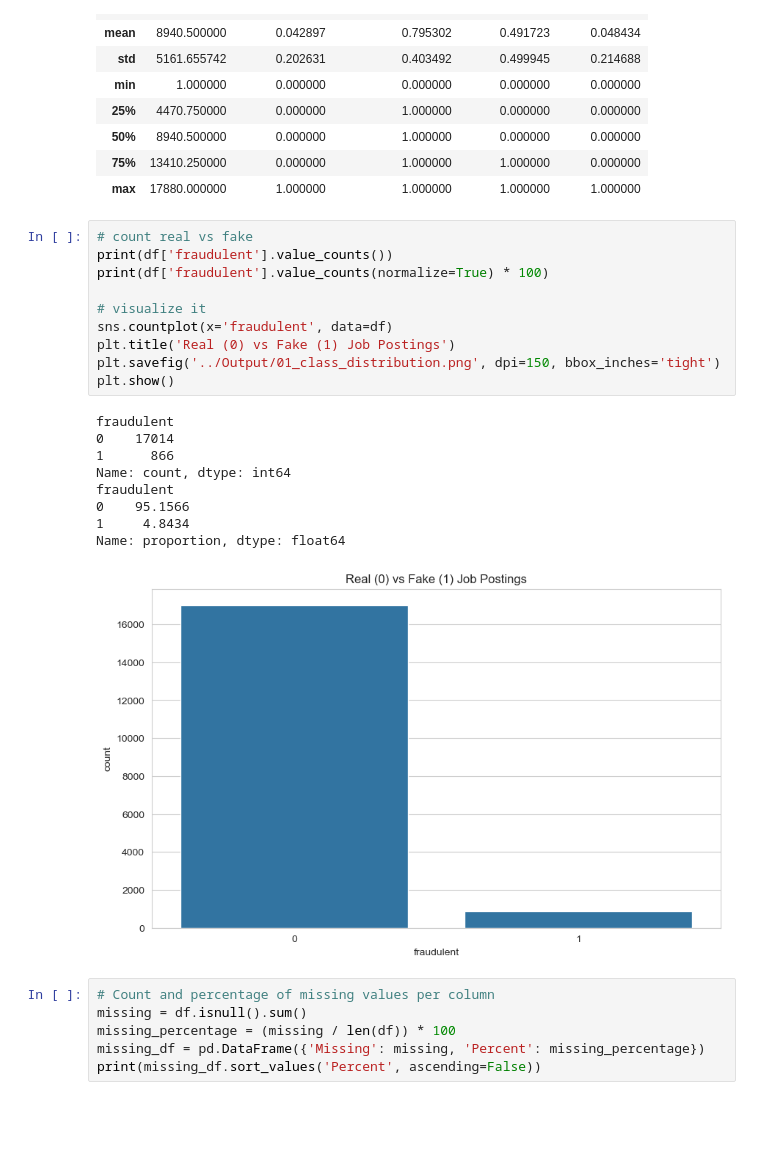
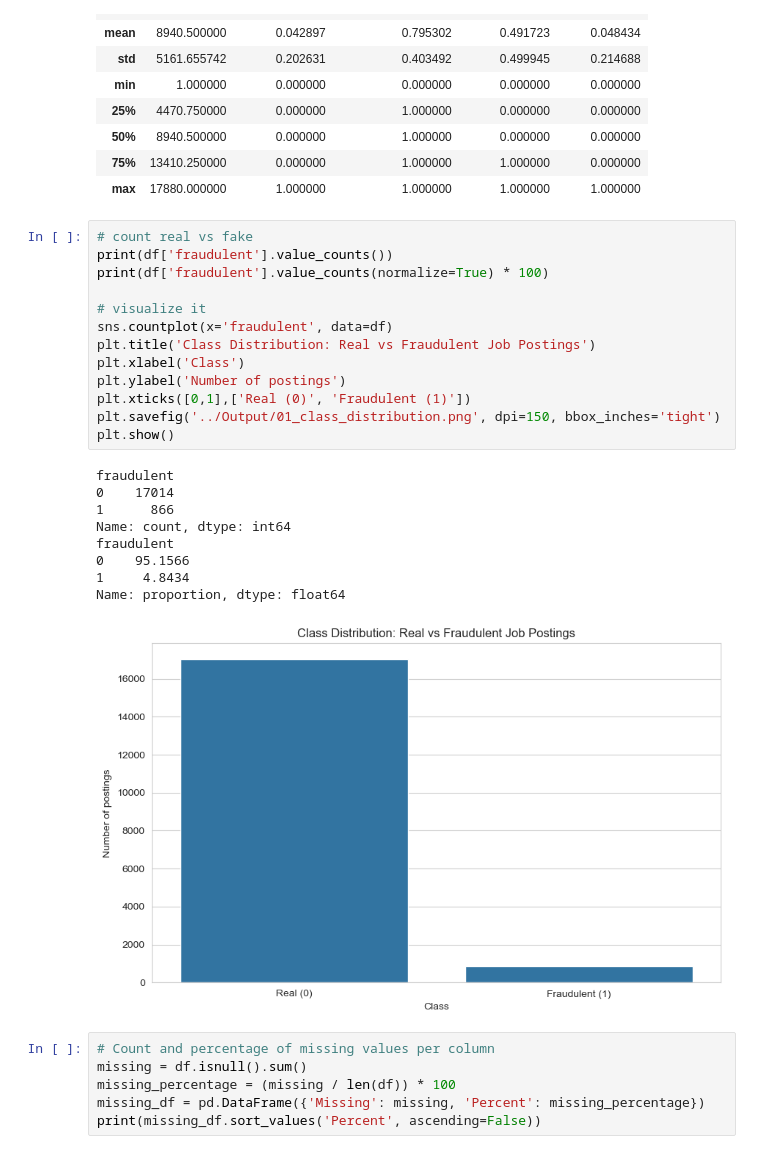
Before and after one commit to P2gohel/MSc-Data-science-Fraud-Job-Detection, a Jupyter notebook: Code/EDA.ipynb, the cells around one changed output. Cells and saved outputs as stored; diff of their text form; blank space fills up the shorter version.

Commit message:
Update EDA figure labels

```diff
--- a/Code/EDA.ipynb
+++ b/Code/EDA.ipynb
@@ -60,23 +60,26 @@ memory usage: 2.5+ MB
 # %%
 # count real vs fake
 print(df['fraudulent'].value_counts())
 print(df['fraudulent'].value_counts(normalize=True) * 100)
 
 # visualize it
 sns.countplot(x='fraudulent', data=df)
-plt.title('Real (0) vs Fake (1) Job Postings')
+plt.title('Class Distribution: Real vs Fraudulent Job Postings')
+plt.xlabel('Class')
+plt.ylabel('Number of postings')
+plt.xticks([0,1],['Real (0)', 'Fraudulent (1)'])
 plt.savefig('../Output/01_class_distribution.png', dpi=150, bbox_inches='tight')
 plt.show()
 # %% [output]
 fraudulent
 0    17014
 1      866
 Name: count, dtype: int64
 fraudulent
 0    95.1566
 1     4.8434
 Name: proportion, dtype: float64
-[figure, old version]
+[figure, new version]
 # %%
 # Count and percentage of missing values per column
 missing = df.isnull().sum()
```
Also changed, not shown: parts of 4 cells of this notebook, 2 other files.
